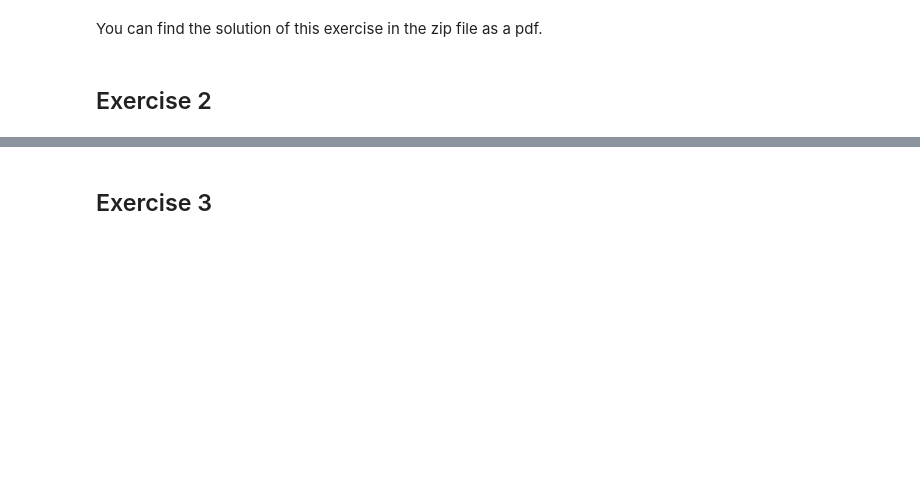
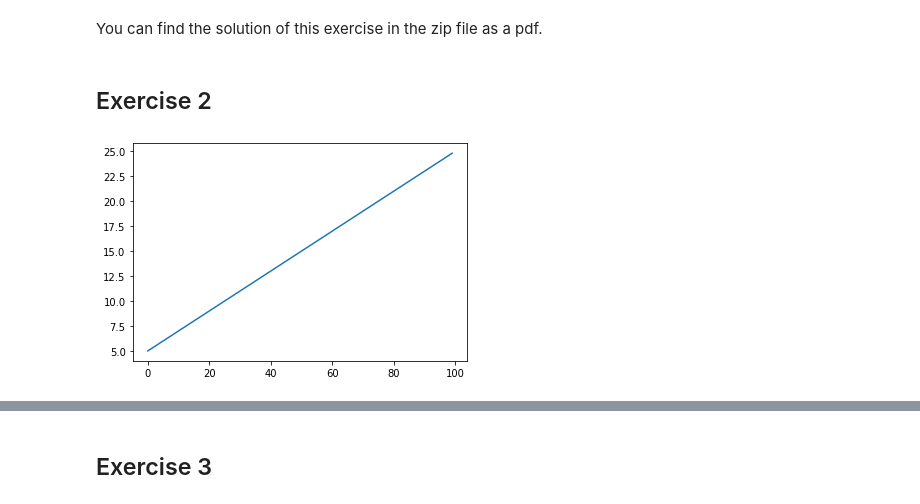
Before and after one commit to aabasova/MiningMassiveDatasets, a Jupyter notebook: Uebung - 3/Uebung3.ipynb, the cells around one changed output, grey strips where cells are left out. Saved outputs shown, nothing was run; the diff lists cells and outputs as text; code cells hidden in the pictures; blank space fills up the shorter version.

```diff
--- a/Uebung - 3/Uebung3.ipynb
+++ b/Uebung - 3/Uebung3.ipynb
@@ -13,0 +19,12 @@ You can find the solution of this exercise in the zip file as a pdf.
+# %%
+def func(x):
+    return 0.2*x + 5
+
+
+x_values = np.arange(100)
+y_values = [func(x_values) for x_values in x_values]
+
+plt.plot(x_values, y_values)
+plt.show()
+# %% [output]
+[figure, added]
```
Also changed, not shown: parts of 5 cells of this notebook.
